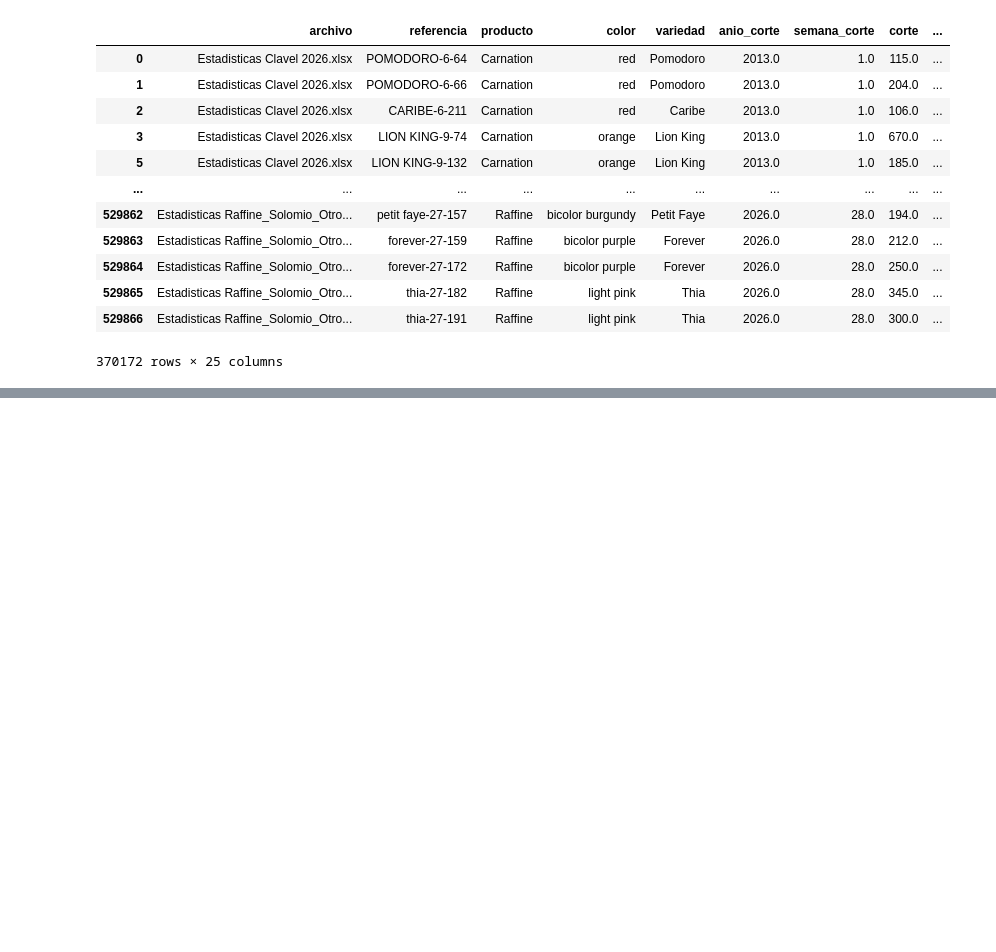
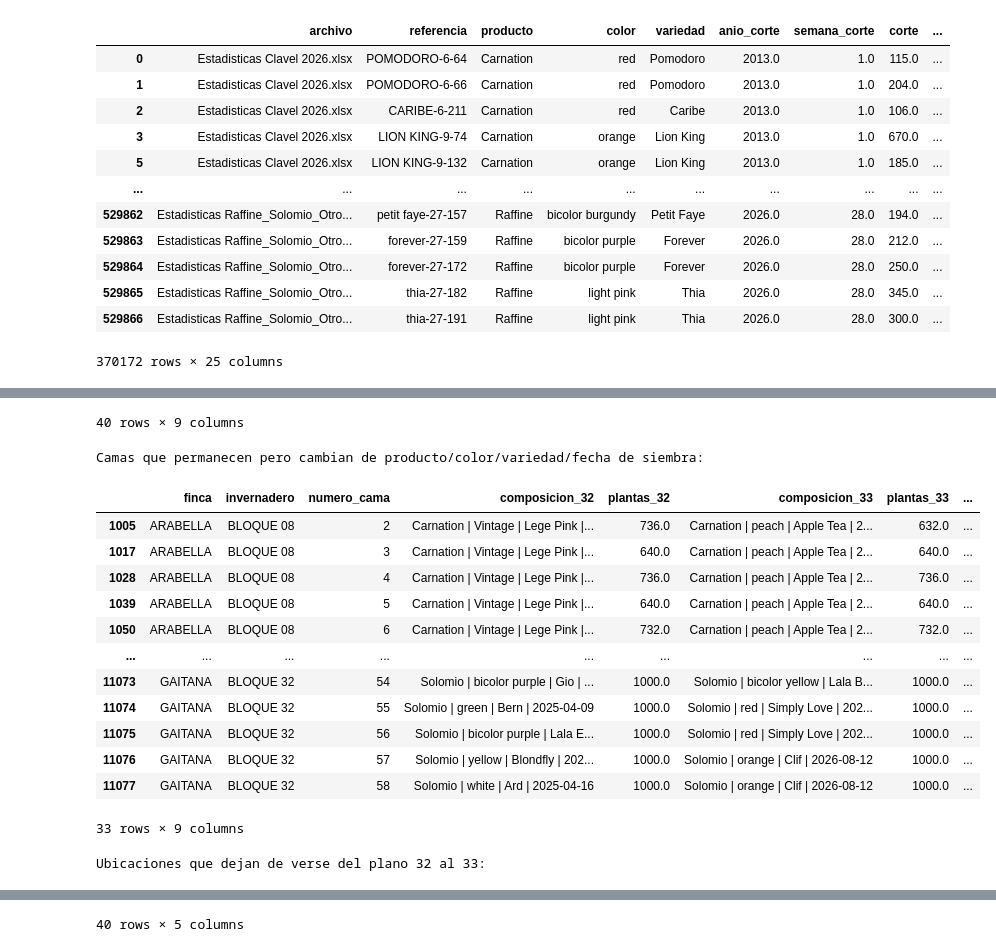
Before and after one commit to elianduranr/Proyecto-de-grado_LGF, a Jupyter notebook: Notebooks/Proyecciones Teoricas Propias/Proyecciones_teoricas.ipynb, the cells around one changed output, grey strips where cells are left out. Saved outputs shown, nothing was run; the diff lists cells and outputs as text; code cells hidden in the pictures; blank space fills up the shorter version.

Commit message:
Actualiza modelos de proyeccion semanal y diaria

```diff
--- a/Notebooks/Proyecciones Teoricas Propias/Proyecciones_teoricas.ipynb
+++ b/Notebooks/Proyecciones Teoricas Propias/Proyecciones_teoricas.ipynb
@@ -2127,0 +1729,63 @@ Si los cambios son pequeños, no hace falta forzar estabilidad. Si aparece un sa
+# %%
+# Comparación puntual: solo planos 32 y 33.
+_base_3233 = df_planos.loc[df_planos.semana_plano.isin([32, 33])].copy()
+_disponibles_3233 = sorted(_base_3233.semana_plano.dropna().unique().tolist())
+if 32 not in _disponibles_3233 or 33 not in _disponibles_3233:
+    raise ValueError(f"Se requieren los planos 32 y 33. Planos encontrados: {_disponibles_3233}")
+
+_llave_3233 = ["finca", "invernadero", "numero_cama"]
+_base_3233["finca"] = _base_3233["finca"].astype("string").str.strip().str.upper()
+_base_3233["invernadero"] = _base_3233["invernadero"].astype("string").str.strip().str.upper()
+_base_3233["numero_cama"] = (_base_3233["numero_cama"].astype("string").str.strip().str.upper()
+                              .str.replace(r"\.0$", "", regex=True))
+_base_3233["plantas"] = pd.to_numeric(_base_3233["plantas"], errors="coerce")
+_base_3233["composicion"] = (
+    _base_3233["producto"].fillna("?").astype("string") + " | " +
+    _base_3233["color"].fillna("?").astype("string") + " | " +
+    _base_3233["variedad"].fillna("?").astype("string") + " | " +
+    _base_3233["fecha_siembra"].astype("string").fillna("?")
+)
+
+# Una fila por ubicación física y plano; composición se conserva para detectar cambios.
+_foto_3233 = (_base_3233.dropna(subset=_llave_3233)
+    .groupby(["semana_plano"] + _llave_3233, as_index=False, dropna=False)
+    .agg(plantas=("plantas", lambda s: s.sum(min_count=1)),
+         composicion=("composicion", lambda s: " ; ".join(sorted(set(s.dropna())))),
+         registros=("plantas", "size")))
+_plano32 = _foto_3233.loc[_foto_3233.semana_plano.eq(32)].drop(columns="semana_plano")
+_plano33 = _foto_3233.loc[_foto_3233.semana_plano.eq(33)].drop(columns="semana_plano")
+_comparacion_3233 = _plano32.merge(
+    _plano33, on=_llave_3233, how="outer", suffixes=("_32", "_33"),
+    indicator=True, validate="one_to_one")
+_comparacion_3233["estado"] = _comparacion_3233["_merge"].map({
+    "both": "persiste", "left_only": "deja_de_verse", "right_only": "nueva_ubicacion"})
+_comparacion_3233["cambio_plantas"] = _comparacion_3233["plantas_33"] - _comparacion_3233["plantas_32"]
+_comparacion_3233["cambio_composicion"] = (
+    _comparacion_3233["estado"].eq("persiste") &
+    _comparacion_3233["composicion_32"].ne(_comparacion_3233["composicion_33"])
+)
+
+_resumen_3233 = (_comparacion_3233.groupby("estado", as_index=False)
+    .agg(camas=("estado", "size"),
+         plantas_plano32=("plantas_32", lambda s: s.sum(min_count=1)),
+         plantas_plano33=("plantas_33", lambda s: s.sum(min_count=1))))
+display(_resumen_3233)
+print("Camas físicas presentes en ambos planos:", int(_comparacion_3233.estado.eq("persiste").sum()))
+print("De ellas, con cambio de composición:", int(_comparacion_3233.cambio_composicion.sum()))
+
+_cols_ver = _llave_3233 + ["composicion_32", "plantas_32", "composicion_33", "plantas_33", "cambio_plantas", "cambio_composicion"]
+_persisten_3233 = _comparacion_3233.loc[_comparacion_3233.estado.eq("persiste")].copy()
+print("Ejemplos de camas que permanecen sin cambio de composición (plano 32 frente a 33):")
+display(_persisten_3233.loc[~_persisten_3233.cambio_composicion]
+        .sort_values(_llave_3233)[_cols_ver].head(40))
+print("Camas que permanecen pero cambian de producto/color/variedad/fecha de siembra:")
+display(_persisten_3233.loc[_persisten_3233.cambio_composicion]
+        .sort_values(_llave_3233)[_cols_ver].head(40))
+print("Ubicaciones que dejan de verse del plano 32 al 33:")
+display(_comparacion_3233.loc[_comparacion_3233.estado.eq("deja_de_verse"),
+        _llave_3233 + ["composicion_32", "plantas_32"]].sort_values(_llave_3233).head(40))
+print("Ubicaciones nuevas en el plano 33:")
+display(_comparacion_3233.loc[_comparacion_3233.estado.eq("nueva_ubicacion"),
+        _llave_3233 + ["composicion_33", "plantas_33"]].sort_values(_llave_3233).head(40))
+print("Nota: persistencia significa misma finca, invernadero y cama; no implica que la composición agrícola siga igual.")
+# %% [output]
@@ -2127,0 +1811,16 @@ Si los cambios son pequeños, no hace falta forzar estabilidad. Si aparece un sa
+40 rows × 9 columns
+Camas que permanecen pero cambian de producto/color/variedad/fecha de siembra:
+|  | finca | invernadero | numero_cama | composicion_32 | plantas_32 | composicion_33 | plantas_33 | ... |
+| 1005 | ARABELLA | BLOQUE 08 | 2 | Carnation | Vintage | Lege Pink |... | 736.0 | Carnation | peach | Apple Tea | 2... | 632.0 | ... |
+| 1017 | ARABELLA | BLOQUE 08 | 3 | Carnation | Vintage | Lege Pink |... | 640.0 | Carnation | peach | Apple Tea | 2... | 640.0 | ... |
+| 1028 | ARABELLA | BLOQUE 08 | 4 | Carnation | Vintage | Lege Pink |... | 736.0 | Carnation | peach | Apple Tea | 2... | 736.0 | ... |
+| 1039 | ARABELLA | BLOQUE 08 | 5 | Carnation | Vintage | Lege Pink |... | 640.0 | Carnation | peach | Apple Tea | 2... | 640.0 | ... |
+| 1050 | ARABELLA | BLOQUE 08 | 6 | Carnation | Vintage | Lege Pink |... | 732.0 | Carnation | peach | Apple Tea | 2... | 732.0 | ... |
+| ... | ... | ... | ... | ... | ... | ... | ... | ... |
+| 11073 | GAITANA | BLOQUE 32 | 54 | Solomio | bicolor purple | Gio | ... | 1000.0 | Solomio | bicolor yellow | Lala B... | 1000.0 | ... |
+| 11074 | GAITANA | BLOQUE 32 | 55 | Solomio | green | Bern | 2025-04-09 | 1000.0 | Solomio | red | Simply Love | 202... | 1000.0 | ... |
+| 11075 | GAITANA | BLOQUE 32 | 56 | Solomio | bicolor purple | Lala E... | 1000.0 | Solomio | red | Simply Love | 202... | 1000.0 | ... |
+| 11076 | GAITANA | BLOQUE 32 | 57 | Solomio | yellow | Blondfly | 202... | 1000.0 | Solomio | orange | Clif | 2026-08-12 | 1000.0 | ... |
+| 11077 | GAITANA | BLOQUE 32 | 58 | Solomio | white | Ard | 2025-04-16 | 1000.0 | Solomio | orange | Clif | 2026-08-12 | 1000.0 | ... |
+33 rows × 9 columns
+Ubicaciones que dejan de verse del plano 32 al 33:
@@ -2127,0 +1839 @@ Si los cambios son pequeños, no hace falta forzar estabilidad. Si aparece un sa
+40 rows × 5 columns
```
Also changed, not shown: parts of 34 cells of this notebook, 54 other files.
